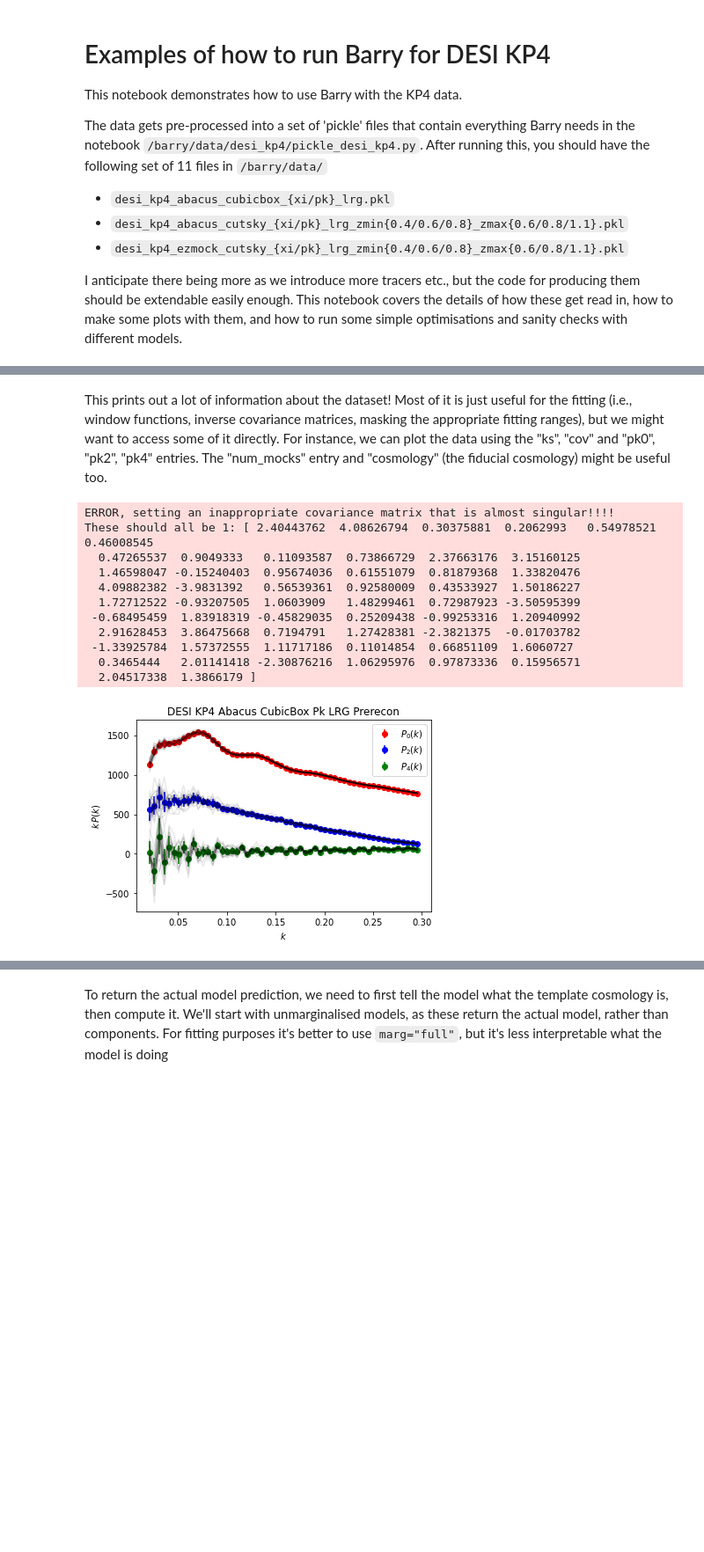
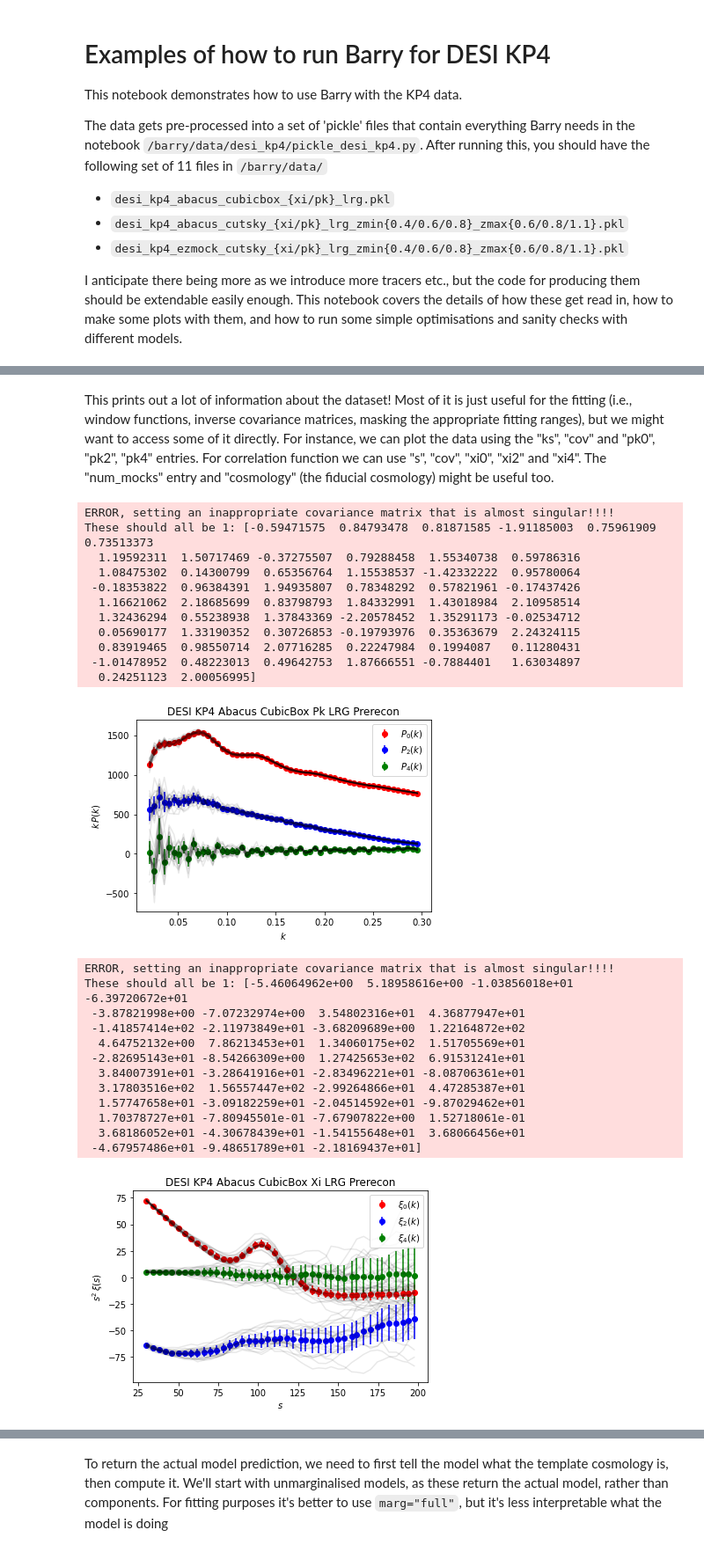
Before and after one commit to Samreay/Barry, a Jupyter notebook: DESI_KP4_EXAMPLES.ipynb, the cells around one changed output, grey strips where cells are left out. Shown: that part at 88% size. Cells and saved outputs as stored; diff of their text form; code cells hidden in the pictures; blank space fills up the shorter version.

```diff
--- a/DESI_KP4_EXAMPLES.ipynb
+++ b/DESI_KP4_EXAMPLES.ipynb
@@ -35,10 +37,16 @@ The only real relevant functions for the class are:
 Let's try these out and plot some data
 # %%
 from barry.datasets.dataset_power_spectrum import PowerSpectrum_DESI_KP4
+from barry.datasets.dataset_correlation_function import CorrelationFunction_DESI_KP4
 
 # Lets read in a single instance of the data and have a look
 dataset = PowerSpectrum_DESI_KP4()
 data = dataset.get_data()[0]
 print(data)
+
+# Lets read in a single instance of the data and have a look
+dataset = CorrelationFunction_DESI_KP4()
+data = dataset.get_data()[0]
+print(data)
 # %% [output]
 ERROR, setting an inappropriate covariance matrix that is almost singular!!!!
@@ -72,5 +86,5 @@ These should all be 1: [ 2.40443762  4.08626794  0.30375881  0.2062993   0.54978
 # %% [markdown]
-This prints out a lot of information about the dataset! Most of it is just useful for the fitting (i.e., window functions, inverse covariance matrices, masking the appropriate fitting ranges), but we might want to access some of it directly. For instance, we can plot the data using the "ks", "cov" and "pk0", "pk2", "pk4" entries. The "num_mocks" entry and "cosmology" (the fiducial cosmology) might be useful too.
+This prints out a lot of information about the dataset! Most of it is just useful for the fitting (i.e., window functions, inverse covariance matrices, masking the appropriate fitting ranges), but we might want to access some of it directly. For instance, we can plot the data using the "ks", "cov" and "pk0", "pk2", "pk4" entries. For correlation function we can use "s", "cov", "xi0", "xi2" and "xi4". The "num_mocks" entry and "cosmology" (the fiducial cosmology) might be useful too.
 # %%
 import numpy as np
 import matplotlib.pyplot as plt
@@ -83,43 +97,89 @@ def plot_pk(dataset):
     # Plot some pk data
     for m, pk in enumerate(["pk0", "pk2", "pk4"]):
         dataset.set_realisation(None) # Sets the data to the mock mean.
         data = dataset.get_data()[0]
         ks, err = data["ks"], np.sqrt(np.diag(data["cov"]))
         yerr = ks * err[2 * m * len(ks) : (2 * m + 1) * len(ks)]
         plt.errorbar(
             ks,
             ks * data[pk][0],
             yerr=yerr,
             marker="o",
             ls="None",
             c=color[m],
             label=label[m],
         )
         for i in range(data["num_mocks"]):
             dataset.set_realisation(i)  # Changes the realisation to one of the mocks, and plots that.
             data = dataset.get_data()[0]
             plt.errorbar(ks, ks * data[pk][0], marker="None", ls="-", c="k", alpha=1.0 / data["num_mocks"]**(3.0/4.0))
     plt.xlabel(r"$k$")
     plt.ylabel(r"$k\,P(k)$")
     plt.title(dataset.name)
     plt.legend()
     plt.show()
 
+def plot_xi(dataset):
+
+    color = ["r", "b", "g"]
+    label = [r"$\xi_{0}(k)$", r"$\xi_{2}(k)$", r"$\xi_{4}(k)$"]
+
+    # Plot sxome xi data
+    for m, xi in enumerate(["xi0", "xi2", "xi4"]):
+        dataset.set_realisation(None) # Sets the data to the mock mean.
+        data = dataset.get_data()[0]
+        ss, err = data["dist"], np.sqrt(np.diag(data["cov"]))
+        yerr = ss ** 2 * err[m * len(ss) : (m + 1) * len(ss)]
+        plt.errorbar(
+            ss,
+            ss ** 2 * data[xi],
+            yerr=yerr,
+            marker="o",
+            ls="None",
+            c=color[m],
+            label=label[m],
+        )
+        for i in range(data["num_mocks"]):
+            dataset.set_realisation(i)  # Changes the realisation to one of the mocks, and plots that.
+            data = dataset.get_data()[0]
+            plt.errorbar(ss, ss ** 2 * data[xi], marker="None", ls="-", c='k', alpha=1.0 / data["num_mocks"]**(3.0/4.0))
+    plt.xlabel(r"$s$")
+    plt.ylabel(r"$s^{2}\,\xi(s)$")
+    plt.title(dataset.name)
+    plt.legend()
+    plt.show()
+
 dataset = PowerSpectrum_DESI_KP4()
 plot_pk(dataset)
+
+dataset = CorrelationFunction_DESI_KP4()
+plot_xi(dataset)
 # %% [output]
 ERROR, setting an inappropriate covariance matrix that is almost singular!!!!
-These should all be 1: [ 2.40443762  4.08626794  0.30375881  0.2062993   0.54978521  0.46008545
-  0.47265537  0.9049333   0.11093587  0.73866729  2.37663176  3.15160125
-  1.46598047 -0.15240403  0.95674036  0.61551079  0.81879368  1.33820476
-  4.09882382 -3.9831392   0.56539361  0.92580009  0.43533927  1.50186227
-  1.72712522 -0.93207505  1.0603909   1.48299461  0.72987923 -3.50595399
- -0.68495459  1.83918319 -0.45829035  0.25209438 -0.99253316  1.20940992
-  2.91628453  3.86475668  0.7194791   1.27428381 -2.3821375  -0.01703782
- -1.33925784  1.57372555  1.11717186  0.11014854  0.66851109  1.6060727
-  0.3465444   2.01141418 -2.30876216  1.06295976  0.97873336  0.15956571
-  2.04517338  1.3866179 ]
+These should all be 1: [-0.59471575  0.84793478  0.81871585 -1.91185003  0.75961909  0.73513373
+  1.19592311  1.50717469 -0.37275507  0.79288458  1.55340738  0.59786316
+  1.08475302  0.14300799  0.65356764  1.15538537 -1.42332222  0.95780064
+ -0.18353822  0.96384391  1.94935807  0.78348292  0.57821961 -0.17437426
+  1.16621062  2.18685699  0.83798793  1.84332991  1.43018984  2.10958514
+  1.32436294  0.55238938  1.37843369 -2.20578452  1.35291173 -0.02534712
+  0.05690177  1.33190352  0.30726853 -0.19793976  0.35363679  2.24324115
+  0.83919465  0.98550714  2.07716285  0.22247984  0.1994087   0.11280431
+ -1.01478952  0.48223013  0.49642753  1.87666551 -0.7884401   1.63034897
+  0.24251123  2.00056995]
 [figure]
+ERROR, setting an inappropriate covariance matrix that is almost singular!!!!
+These should all be 1: [-5.46064962e+00  5.18958616e+00 -1.03856018e+01 -6.39720672e+01
+ -3.87821998e+00 -7.07232974e+00  3.54802316e+01  4.36877947e+01
+ -1.41857414e+02 -2.11973849e+01 -3.68209689e+00  1.22164872e+02
+  4.64752132e+00  7.86213453e+01  1.34060175e+02  1.51705569e+01
+ -2.82695143e+01 -8.54266309e+00  1.27425653e+02  6.91531241e+01
+  3.84007391e+01 -3.28641916e+01 -2.83496221e+01 -8.08706361e+01
+  3.17803516e+02  1.56557447e+02 -2.99264866e+01  4.47285387e+01
+  1.57747658e+01 -3.09182259e+01 -2.04514592e+01 -9.87029462e+01
+  1.70378727e+01 -7.80945501e-01 -7.67907822e+00  1.52718061e-01
+  3.68186052e+01 -4.30678439e+01 -1.54155648e+01  3.68066456e+01
+ -4.67957486e+01 -9.48651789e+01 -2.18169437e+01]
+[figure, added]
 # %%
 # Let's try a different k-range, mock type and redshift bin
 dataset = PowerSpectrum_DESI_KP4(mocktype="abacus_cutsky", min_k=0.0, max_k=0.25, redshift_bin=3)
```
Also changed, not shown: parts of 9 cells of this notebook, 1 other file.
